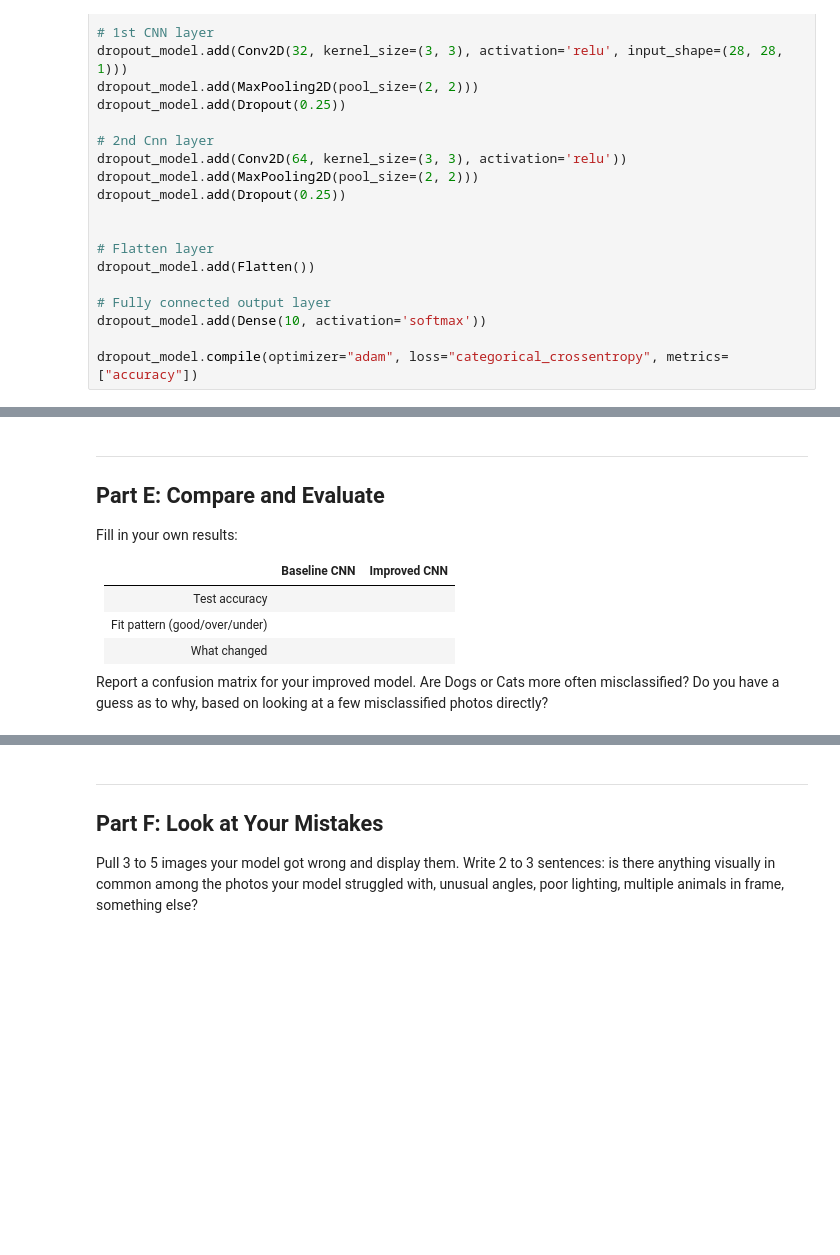
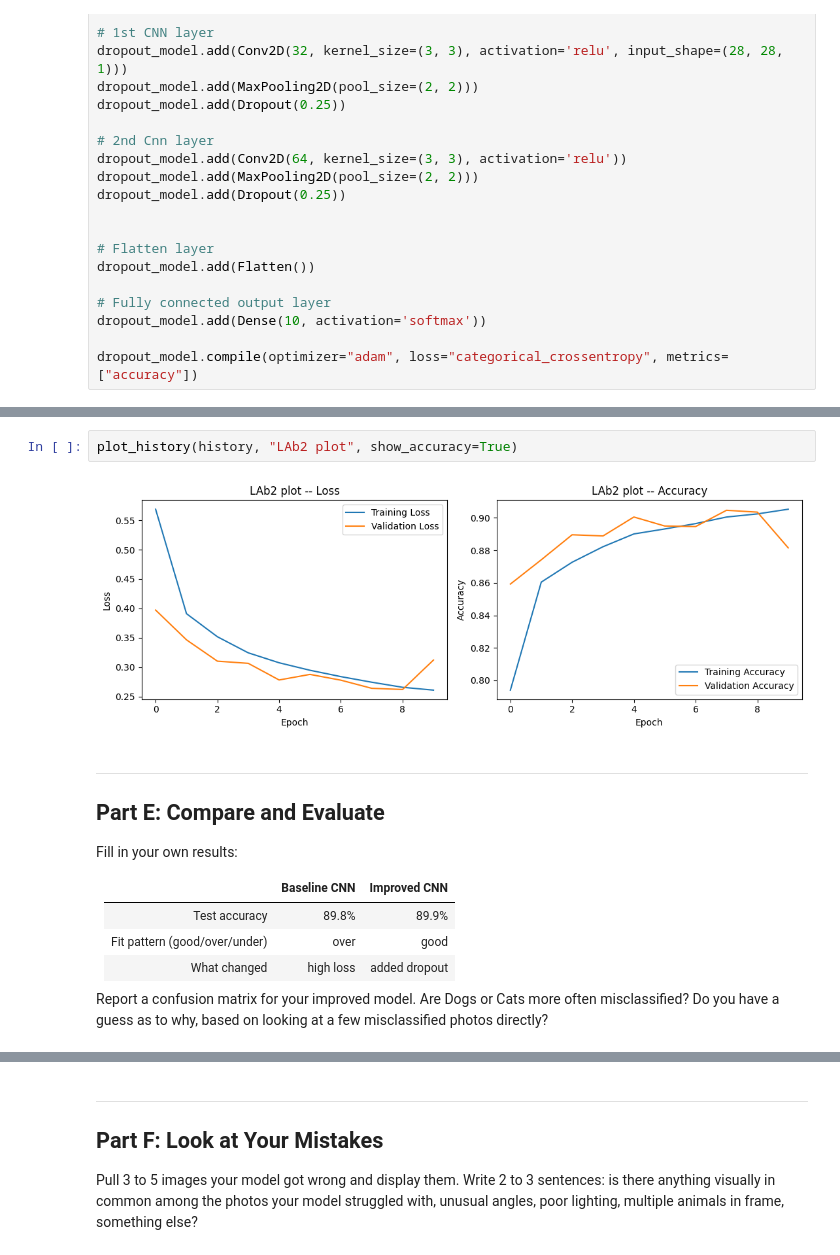
Before and after one commit to LoganBanister/IT480-FA26, a Jupyter notebook: Lab2/Lab2_CNN_PetFinder_Starter.ipynb, the cells around one changed output, grey strips where cells are left out. Cells and saved outputs as stored; diff of their text form; blank space fills up the shorter version.

```diff
--- a/Lab2/Lab2_CNN_PetFinder_Starter.ipynb
+++ b/Lab2/Lab2_CNN_PetFinder_Starter.ipynb
@@ -251,3 +288,7 @@ Test accuracy: 0.8913000226020813
+# %%
+plot_history(history, "LAb2 plot", show_accuracy=True)
+# %% [output]
+[figure, added]
 # %% [markdown]
 ---
 ## Part E: Compare and Evaluate
@@ -256,9 +297,9 @@ Fill in your own results:
 
 | | Baseline CNN | Improved CNN |
 |---|---|---|
-| Test accuracy | | |
-| Fit pattern (good/over/under) | | |
-| What changed | | |
+| Test accuracy |89.8% |89.9% |
+| Fit pattern (good/over/under) |over |good |
+| What changed |high loss |added dropout|
 
 Report a confusion matrix for your improved model. Are Dogs or Cats more often misclassified? Do you have a guess as to why, based on looking at a few misclassified photos directly?
 # %%
```
Also changed, not shown: parts of 12 cells of this notebook.
